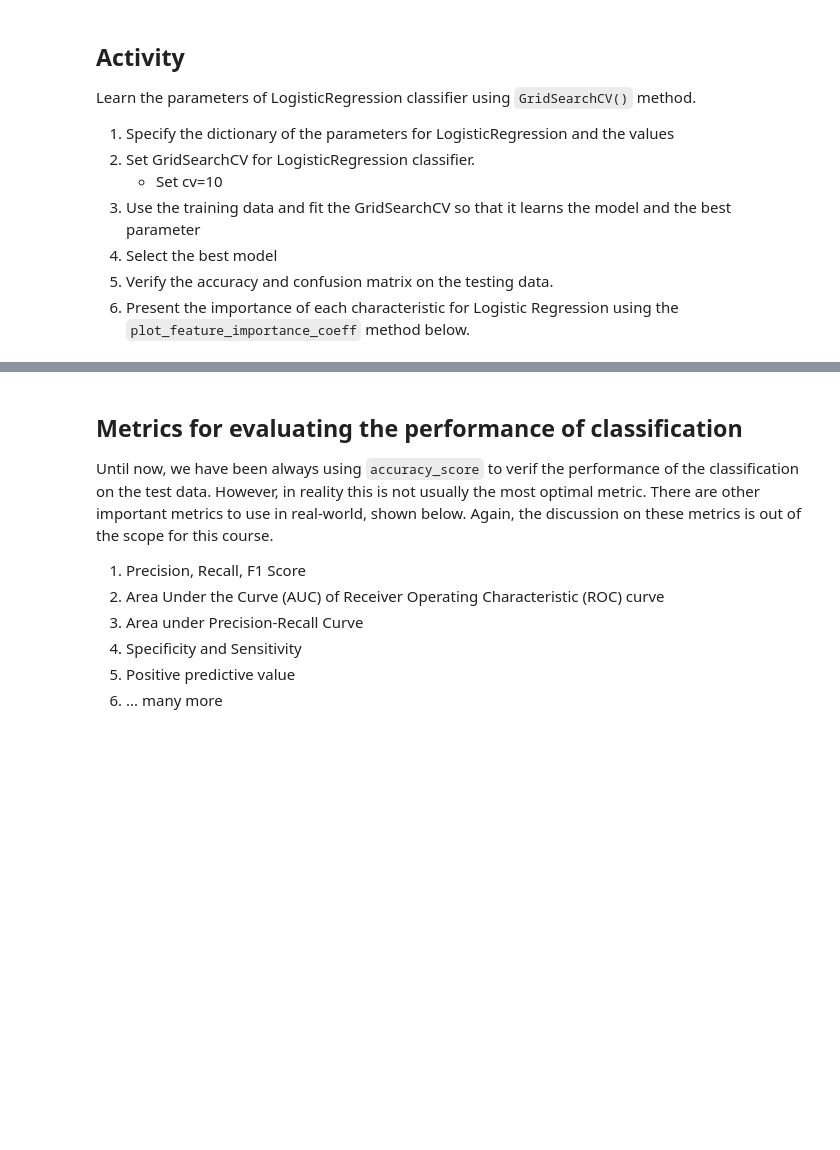
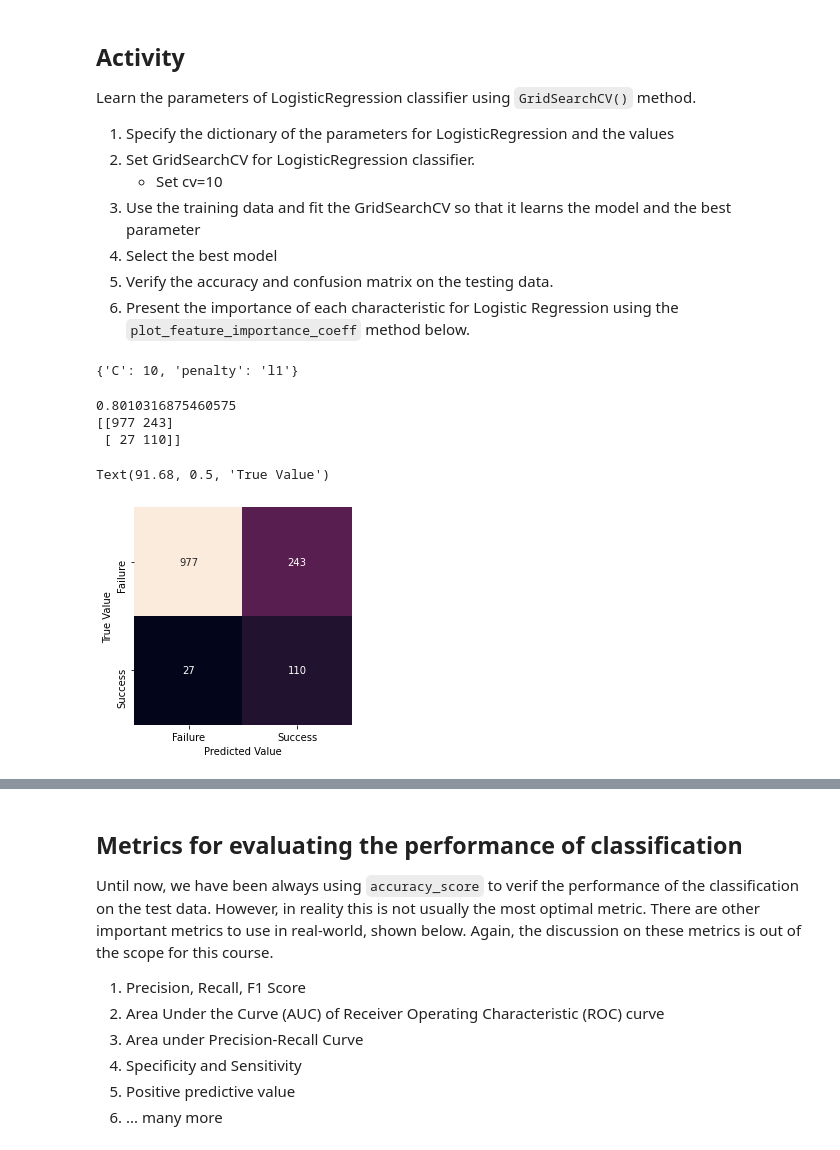
Before and after one commit to ssomanch/ITAO30210_Fall_2021, a Jupyter notebook: Lecture_28_ML_Classification_3_Dec_07.ipynb, the cells around one changed output, grey strips where cells are left out. Drawn from its saved outputs; the diff is of its cells as text; code cells hidden in the pictures; blank space fills up the shorter version.

```diff
--- a/Lecture_28_ML_Classification_3_Dec_07.ipynb
+++ b/Lecture_28_ML_Classification_3_Dec_07.ipynb
@@ -207,24 +238,43 @@ params = {'penalty':['l1','l2'],
           'C':[0.01, 0.1, 1, 10, 100]}
 
 # Step 2: Prepare the GridSearch for cross validation
-
+grid_search_log_reg = GridSearchCV(model, # Note the model is DecisionTreeClassifier as stated above
+                                    param_grid=params, # The parameters to search over.
+                                   cv=10, # How many hold out sets to use
+                                   n_jobs = 1 # Number of parallel processes to run.
+                                   )
 
 # Step 3: Do the cross validation on the training data
-
+grid_search_log_reg.fit(bank_dum_train_X, bank_dum_train_Y)
 # Step 4: Select the best model
 
+best_log_reg_cv = grid_search_log_reg.best_estimator_
 
 # Step 4.1: Print the best parameter combination
 print(grid_search_log_reg.best_params_)
+# %% [output]
+{'C': 10, 'penalty': 'l1'}
 # %%
 # Finally test the performance of the best model on the test data
 
-
+bank_dum_pred_Y = best_log_reg_cv.predict(bank_dum_test_X)
 
 #Print the accuracy
+print(sklmetrics.accuracy_score(bank_dum_test_Y, bank_dum_pred_Y))
 
-
+conf_mat = sklmetrics.confusion_matrix(bank_dum_test_Y, bank_dum_pred_Y)
+print(conf_mat)
 
 # Confusion matrix
+sns.heatmap(conf_mat, fmt='d',square=True, annot=True, cbar = False, xticklabels = ['Failure','Success'],
+                                                            yticklabels = ['Failure','Success'])
+plt.xlabel("Predicted Value")
+plt.ylabel("True Value")
+# %% [output]
+0.8010316875460575
+[[977 243]
+ [ 27 110]]
+Text(91.68, 0.5, 'True Value')
+[figure, added]
 # %%
 plot_feature_importance_coeff(best_log_reg_cv, bank_dummies_X.columns, cls_nm='Logistic Regression')
```
Also changed, not shown: parts of 7 cells of this notebook.
